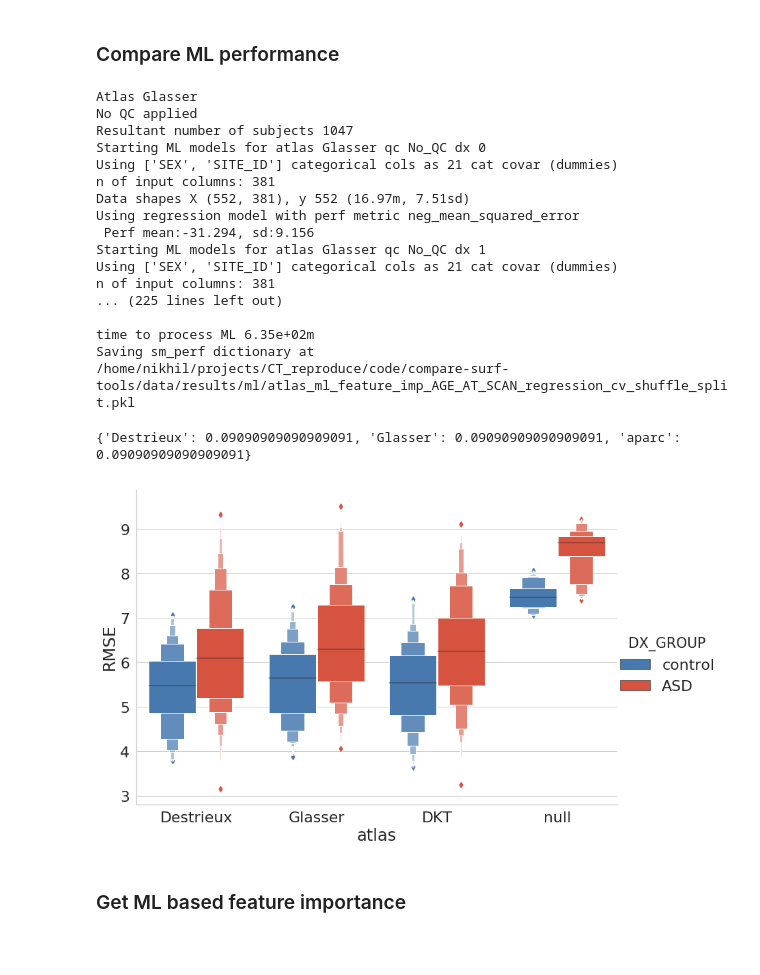
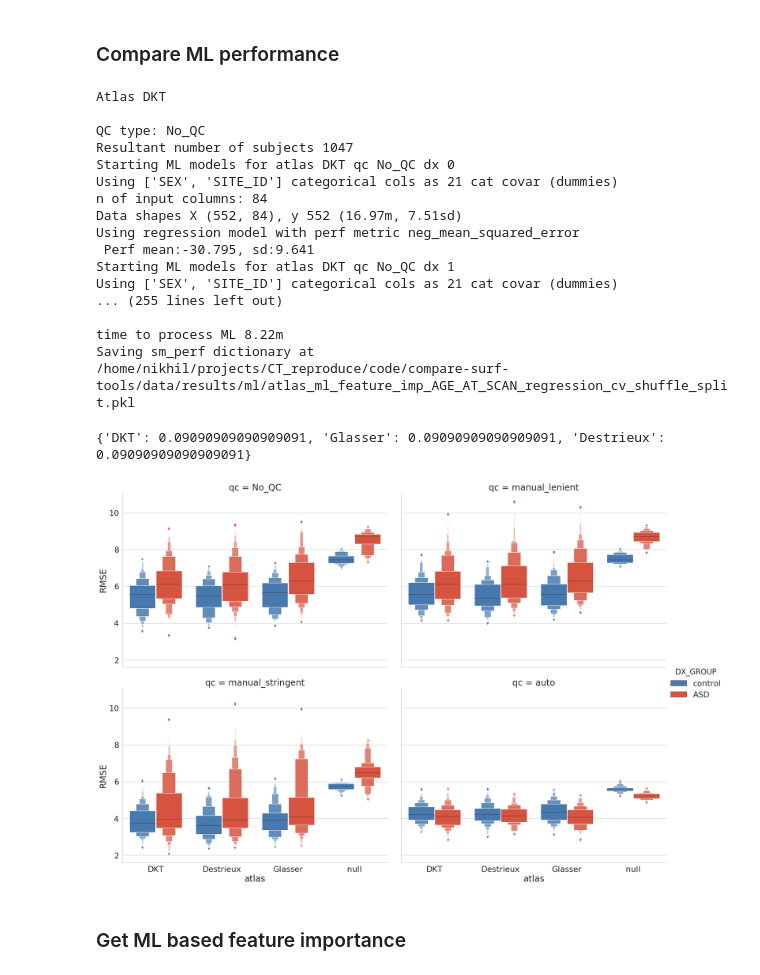
Before and after one commit to neurodatascience/compare-surf-tools, a Jupyter notebook: notebooks/run_atlas_comparisons.ipynb, the cells around one changed output. Drawn from its saved outputs; the diff is of its cells as text; code cells hidden in the pictures; blank space fills up the shorter version.

```diff
--- a/notebooks/run_atlas_comparisons.ipynb
+++ b/notebooks/run_atlas_comparisons.ipynb
@@ -108,11 +108,11 @@ shape of stdized fs60 aparc data (1047, 363)
 # %% [markdown]
 ### Create master dataframe
 # %%
-data_dict = {'aparc' : fs60_aparc_thickness_data_std,
+data_dict = {'DKT' : fs60_DKT_thickness_data_std,
             'Destrieux' : fs60_aparc2009_thickness_data_std,
             'Glasser' : fs60_glasser_thickness_data_std}
 
-outlier_file_dict = {'aparc' : aparc_outlier_file,
+outlier_file_dict = {'DKT' : aparc_outlier_file,
             'Destrieux' : destr_outlier_file,
             'Glasser' : glass_outlier_file}
 
@@ -127,7 +127,7 @@ _,useful_demograph[subject_ID_col] = useful_demograph[subject_ID_col].str.rsplit
 # %% [markdown]
 ### Basic demographic distributions
 # %%
-atlas = 'aparc'
+atlas = 'DKT'
 demo_df_concat = pd.DataFrame()
 
 for qc in qc_list:
@@ -137,10 +137,10 @@ for qc in qc_list:
         filtered_df = parc_df
 
     else:
-        if qc == 'manual_maarten':
+        if qc == 'manual_lenient':
             qc_df = pd.read_csv(qc_dir + 'master_QC_table.csv',dtype={'SubjID': int})
             qc_criterion = ('QC_maarten',[0]) # keep subs
-        elif qc == 'manual_gleb':
+        elif qc == 'manual_stringent':
             qc_df = pd.read_csv(qc_dir + 'master_QC_table.csv',dtype={'SubjID': int})
             qc_criterion = ('QC_gleb',['1','-+1']) # keep subs
         elif qc == 'auto':
@@ -171,7 +171,7 @@ sns.set(font_scale=2)
 with sns.axes_style("whitegrid"):
     sns.catplot(x="AGE_AT_SCAN", y="qc", hue="DX_GROUP", kind="violin", split=True, height=10, aspect=1,
                 col='Outlier',
-                palette="pastel", data=plot_df);
+                palette="Paired", data=plot_df);
 # %% [output]
 QC type: No_QC
 
@@ -213,10 +213,10 @@ for p, pair in enumerate(possible_pairs):
                 filtered_df = parc_df
 
             else:
-                if qc == 'manual_maarten':
+                if qc == 'manual_lenient':
                     qc_df = pd.read_csv(qc_dir + 'master_QC_table.csv',dtype={'SubjID': int})
                     qc_criterion = ('QC_maarten',[0]) # keep subs
-                elif qc == 'manual_gleb':
+                elif qc == 'manual_stringent':
                     qc_df = pd.read_csv(qc_dir + 'master_QC_table.csv',dtype={'SubjID': int})
                     qc_criterion = ('QC_gleb',['1','-+1']) # keep subs
                 elif qc == 'auto':
@@ -274,7 +274,8 @@ with sns.axes_style("whitegrid"):
 # %%
 ml_results_dir = results_dir + 'ml/'
 model_type = 'regression'
-qc_list = ['No_QC','manual_maarten','manual_gleb','auto']
+rank_features = False
+
 ml_perf_concat = pd.DataFrame()
 
 cv_type = 'shuffle_split'
@@ -295,10 +296,10 @@ for atlas in data_dict.keys():
             filtered_df = master_df_raw
 
         else:
-            if qc == 'manual_maarten':
+            if qc == 'manual_lenient':
                 qc_df = pd.read_csv(qc_dir + 'master_QC_table.csv',dtype={'SubjID': int})
                 qc_criterion = ('QC_maarten',[0]) # keep subs
-            elif qc == 'manual_gleb':
+            elif qc == 'manual_stringent':
                 qc_df = pd.read_csv(qc_dir + 'master_QC_table.csv',dtype={'SubjID': int})
                 qc_criterion = ('QC_gleb',['1','-+1']) # keep subs
             elif qc == 'auto':
@@ -331,7 +332,8 @@ for atlas in data_dict.keys():
                 model = RandomForestRegressor(max_depth=2, random_state=0, n_estimators=50)
                 ml_perf, null_df, pvalue, feature_rank_df = getMLModelPerf(ml_master_df,roi_cols,
                                                                            covar_continuous_cols,covar_cat_cols,
-                                                                           outcome_col,model_type,model,n_jobs=7)
+                                                                           outcome_col,model_type,model,
+                                                                           rank_features,n_jobs=7)
 
                 ml_perf['atlas'] = np.tile(atlas,len(ml_perf))
                 ml_perf['qc'] = np.tile(qc,len(ml_perf))
@@ -382,56 +384,52 @@ save_df = feature_rank_df_concat
 save_df = save_df.rename(columns={'predictor':'roi'})
 save_df.to_pickle(save_path)
 # %% [output]
-Atlas Glasser
-No QC applied
+Atlas DKT
+
+QC type: No_QC
 Resultant number of subjects 1047
-Starting ML models for atlas Glasser qc No_QC dx 0
+Starting ML models for atlas DKT qc No_QC dx 0
 Using ['SEX', 'SITE_ID'] categorical cols as 21 cat covar (dummies)
-n of input columns: 381
-Data shapes X (552, 381), y 552 (16.97m, 7.51sd)
+n of input columns: 84
+Data shapes X (552, 84), y 552 (16.97m, 7.51sd)
 Using regression model with perf metric neg_mean_squared_error
- Perf mean:-31.294, sd:9.156
-Starting ML models for atlas Glasser qc No_QC dx 1
+ Perf mean:-30.795, sd:9.641
+Starting ML models for atlas DKT qc No_QC dx 1
 Using ['SEX', 'SITE_ID'] categorical cols as 21 cat covar (dummies)
-n of input columns: 381
-... (225 lines left out)
+... (255 lines left out)
 
-time to process ML 6.35e+02m
+time to process ML 8.22m
 Saving sm_perf dictionary at
 /home/nikhil/projects/CT_reproduce/code/compare-surf-tools/data/results/ml/atlas_ml_feature_imp_AGE_AT_SCAN_regression_cv_shuffle_split.pkl
 # %%
 print(perf_pval_dict)
 plot_df = ml_perf_concat.copy()
-x_order = ['Destrieux','Glasser','DK','null']
-col_order = ['No_QC','manual_maarten','manual_gleb','auto']
+x_order = ['DKT','Destrieux','Glasser','null']
+col_order = qc_list
 
-#colors = ["windows blue", "tomato", "greyish", "dark grey","faded green", "dusty purple"]
+colors = ["windows blue", "tomato", "greyish", "dark grey","faded green", "dusty purple"]
 palette = sns.xkcd_palette(colors) #'Paired' #sns.xkcd_palette(colors)
 
-
 sns.set(font_scale=5)
-
-plot_df['atlas'] = plot_df['atlas'].replace({'aparc':'DK'})
-plot_df = plot_df[plot_df['qc']=='No_QC']
 
 if model_type.lower() == 'regression':
     plot_df['RMSE'] = np.sqrt(-1*plot_df['neg_mean_squared_error'])
     plot_df['DX_GROUP'] = plot_df['DX_GROUP'].replace({0:'control', 1:'ASD'})
-    #plot_df['qc'] = plot_df['qc'].replace({'manual_maarten':'Manual', 'auto':'Auto/Outlier'})
+
     sns.set(font_scale=2)
     with sns.axes_style("whitegrid"):
 
-        g = sns.catplot(y='RMSE',x='atlas',kind='boxen',hue='DX_GROUP', #col='qc',col_order=col_order,col_wrap=2,
+        g = sns.catplot(y='RMSE',x='atlas',kind='boxen',hue='DX_GROUP', col='qc',col_order=col_order,col_wrap=2,
                         data=plot_df, legend=True,
                         order=x_order, palette=palette, height=8, aspect=1.4 )
         #plt.legend(loc='upper right')
 else:
     with sns.axes_style("white"):
         g = sns.catplot(y='roc_auc',x='atlas', kind='boxen',data=plot_df,col='qc',col_order=col_order,
                         order=x_order,palette=palette,height=20, aspect=1.1,legend=False)
 # %% [output]
-{'Destrieux': 0.09090909090909091, 'Glasser': 0.09090909090909091, 'aparc': 0.09090909090909091}
+{'DKT': 0.09090909090909091, 'Glasser': 0.09090909090909091, 'Destrieux': 0.09090909090909091}
-[figure, old version]
+[figure, new version]
 # %% [markdown]
 ### Get ML based feature importance
 # %%
```
Also changed, not shown: parts of 6 cells of this notebook, 4 other files.
